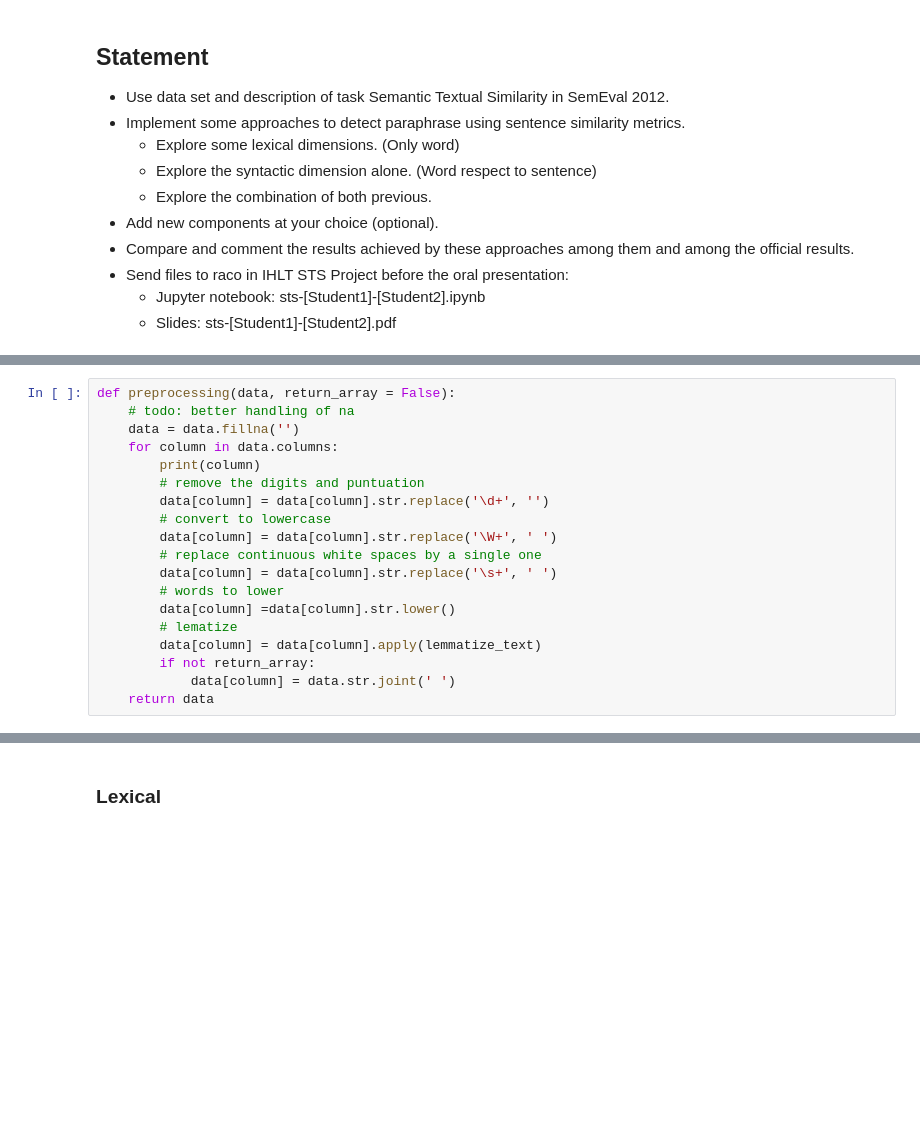
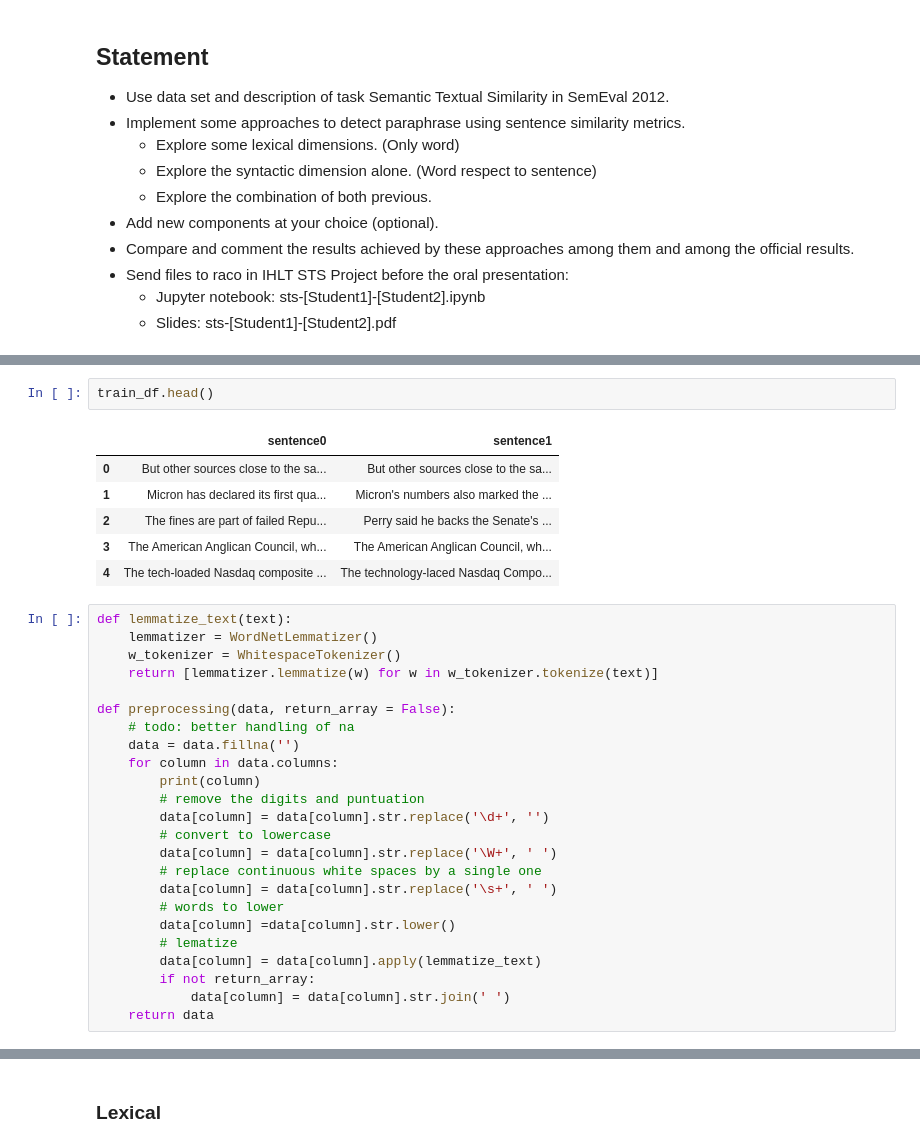
Before and after one commit to RaquelLeandra/mai_ihlt, a Jupyter notebook: project/project.ipynb, the cells around one changed output, grey strips where cells are left out. Saved outputs shown, nothing was run; the diff lists cells and outputs as text; blank space fills up the shorter version.

```diff
--- a/project/project.ipynb
+++ b/project/project.ipynb
@@ -39,4 +54,18 @@ def lemmatize_text(text):
+# %%
+train_df.head()
+# %% [output]
+|  | sentence0 | sentence1 |
+| 0 | But other sources close to the sa... | But other sources close to the sa... |
+| 1 | Micron has declared its first qua... | Micron's numbers also marked the ... |
+| 2 | The fines are part of failed Repu... | Perry said he backs the Senate's ... |
+| 3 | The American Anglican Council, wh... | The American Anglican Council, wh... |
+| 4 | The tech-loaded Nasdaq composite ... | The technology-laced Nasdaq Compo... |
 # %%
+def lemmatize_text(text):
+    lemmatizer = WordNetLemmatizer()
+    w_tokenizer = WhitespaceTokenizer()
+    return [lemmatizer.lemmatize(w) for w in w_tokenizer.tokenize(text)]
+
 def preprocessing(data, return_array = False):
     # todo: better handling of na
     data = data.fillna('')
@@ -53,7 +82,7 @@ def preprocessing(data, return_array = False):
         # lematize
         data[column] = data[column].apply(lemmatize_text)
         if not return_array:
-            data[column] = data.str.joint(' ')
+            data[column] = data[column].str.join(' ')
     return data
 # %%
 train_df = preprocessing(train_df)
```
Also changed, not shown: parts of 17 cells of this notebook.
